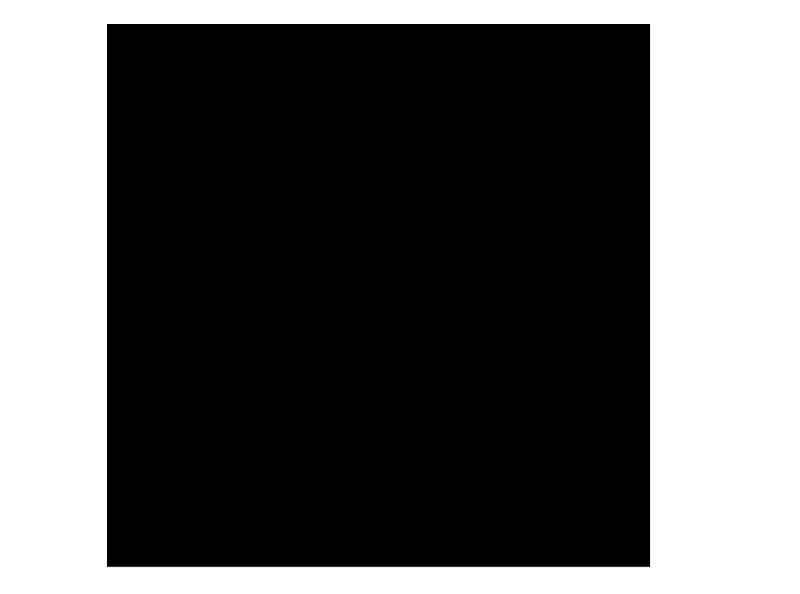
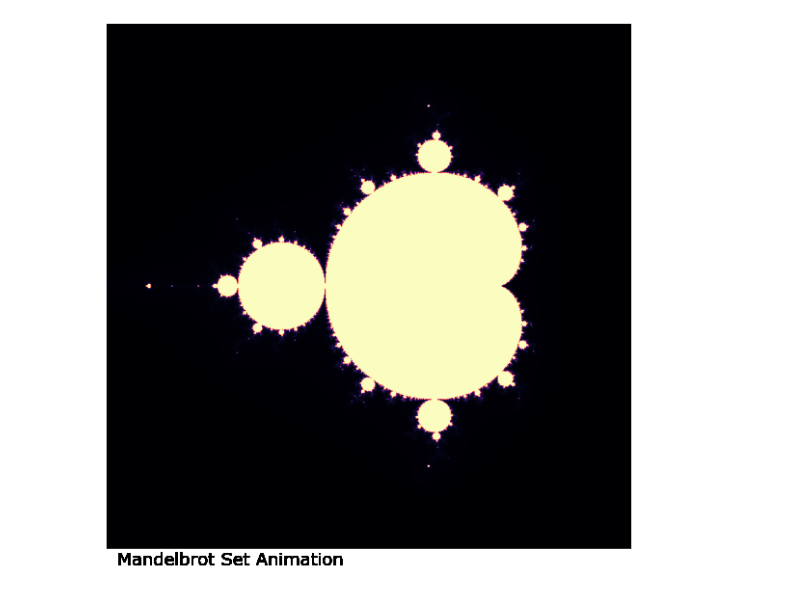
Before and after one commit to JoshuaPark823/Mandelbrot_Fractal_Generation, a Jupyter notebook: Mandelbrot-Set/mandelbrot.ipynb, the cells around one changed output. Cells and saved outputs as stored; diff of their text form; code cells hidden in the pictures.

Commit message:
mandelbrot set animation, glsl shaders

```diff
--- a/Mandelbrot-Set/mandelbrot.ipynb
+++ b/Mandelbrot-Set/mandelbrot.ipynb
@@ -24,3 +30,20 @@ def mandelbrot(x, y, threshold):
             return i
 
     return threshold - 1  # it didn't diverge
+# %%
+
+x_start, y_start = -2, -1.5  # an interesting region starts here
+width, height = 3, 3  # for 3 units to the left and to the right
+density_per_unit = 250  # how many pixles per unit
+
+re = np.linspace(x_start, x_start + width, width * density_per_unit )  # real axis
+im = np.linspace(y_start, y_start + height, height * density_per_unit)  # imaginary axis
+
+X = np.empty((len(re), len(im)))  # the initial array-like image
+# %%
+threshold = 20  # max allowed iterations
+
+# fill-in the image with the number of interations
+for i in range(len(re)):
+    for j in range(len(im)):
+        X[i, j] = mandelbrot(re[i], im[j], threshold)
@@ -27,35 +70,28 @@ def mandelbrot(x, y, threshold):
 # %%
-x_start, y_start = -2, -1.5  # an interesting region starts here
-width, height = 3, 3  # for 3 units up and right
-density_per_unit = 250  # how many pixles per unit
-
-# real and imaginary axis
-re = np.linspace(x_start, x_start + width, width * density_per_unit )
-im = np.linspace(y_start, y_start + height, height * density_per_unit)
-
-fig = plt.figure(figsize=(10, 10))  # instantiate a figure to draw
-ax = plt.axes()  # create an axes object
+fig = plt.figure(figsize=(10, 10))
+ax = plt.axes()
 
 def animate(i):
-    ax.clear()  # clear axes object
-    ax.set_xticks([], [])  # clear x-axis ticks
-    ax.set_yticks([], [])  # clear y-axis ticks
+    # clear axes object
+    ax.clear()
+    ax.set_xticks([], [])
+    ax.set_yticks([], [])
 
     X = np.empty((len(re), len(im)))  # re-initialize the array-like image
     threshold = round(1.15**(i + 1))  # calculate the current threshold
 
-    # iterations for the current threshold
+    # calculate the iterations for the current threshold
     for i in range(len(re)):
         for j in range(len(im)):
             X[i, j] = mandelbrot(re[i], im[j], threshold)
 
-    # associate colors to the iterations with an iterpolation
-    img = ax.imshow(X.T, interpolation="bicubic", cmap='magma')
+    img = ax.imshow(X.T, interpolation="hamming", cmap='magma')
+    plt.gcf().text(0.15, 0.1, 'Mandelbrot Set Animation', fontsize=18, fontfamily='Verdana')
     return [img]
 
+# call the animator
 anim = animation.FuncAnimation(fig, animate, frames=45, interval=120, blit=True)
-# anim.save('mandelbrot.gif')
-
-plt.show()
+# save the animation as a gif file
+anim.save('mandelbrot.gif',writer='pillow')
 # %% [output]
-[figure, old version]
+[figure, new version]
```
Also changed, not shown: parts of 4 cells of this notebook, 5 other files.
